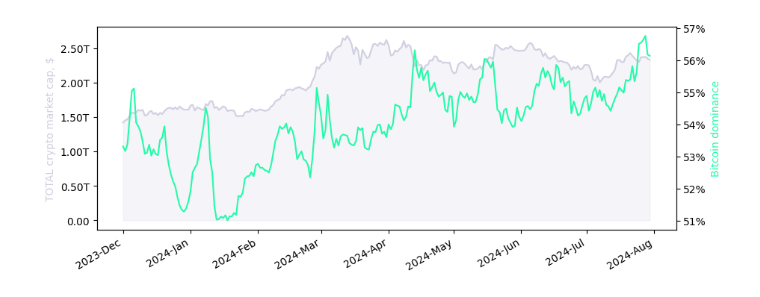
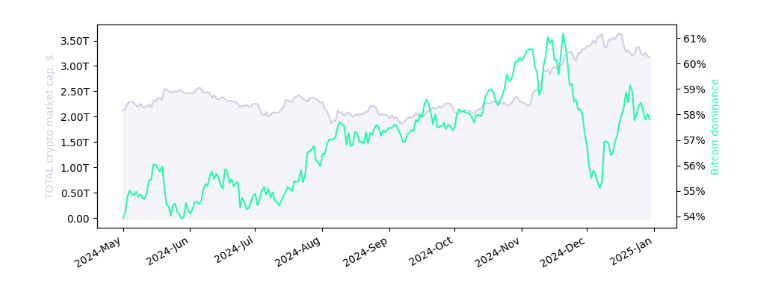
Before and after one commit to apeoftheapes/Data-analysis-with-pandas, a Jupyter notebook: __000003 (2).ipynb, the cells around one changed output. Drawn from its saved outputs; the diff is of its cells as text; code cells hidden in the pictures.

```diff
--- a/__000003 (2).ipynb
+++ b/__000003 (2).ipynb
@@ -9,7 +9,7 @@ import matplotlib.ticker as mticker
 df = pd.read_csv('CRYPTOCAP_TOTAL, 1D (2).csv')
 df['time'] = df['time'].apply(lambda x: datetime.fromtimestamp(x))
 
-df = df[(df['time'] >= datetime.fromisoformat('2023-12-01')) & (df['time'] <= datetime.fromisoformat('2024-07-31'))]
+df = df[(df['time'] >= datetime.fromisoformat('2024-05-01')) & (df['time'] <= datetime.fromisoformat('2024-12-31'))]
 x = df['time']
 y1 = df['close']
 y2 = df['BTC.D · CRYPTOCAP: close'].ffill()
@@ -19,31 +19,31 @@ fig, ax1 = plt.subplots(figsize=(10,4))
 ax2 = ax1.twinx()
 ax1.plot(x, y1, '-', color = (208/255, 208/255, 208/235), zorder = 10)
 ax2.plot(x, y2, '-', color = (36/255, 251/255, 169/255),zorder = 1)
 ax1.fill_between(x, y1, color = (208/255, 208/255, 208/235), alpha = 0.2)
 
 
 
 ax1.xaxis_date()
 ax1.xaxis.set_major_formatter(mdates.DateFormatter('%Y-%b'))
 fig.autofmt_xdate()
 
 ax1.set_ylabel('TOTAL crypto market cap, $', color= (208/255, 208/255, 208/235))
 ax2.set_ylabel('Bitcoin dominance', color = (36/255, 251/255, 169/255))
 
 # format number to a more readable form
 def human_format(num):
     magnitude = 0
     while abs(num) >= 100:
         magnitude += 1
         num /= 1000.0
     # add more suffixes if you need them
     return '%.2f%s' % (num, ['', 'K', 'M', 'bn', 'T', 'TT'][magnitude])
 
 ticks_loc = ax1.get_yticks().tolist();
 ax1.yaxis.set_major_locator(mticker.FixedLocator(ticks_loc));
 ax1.set_yticklabels([human_format(x) for x in ticks_loc]);
 ticks_loc = ax2.get_yticks().tolist();
 ax2.yaxis.set_major_locator(mticker.FixedLocator(ticks_loc));
 ax2.set_yticklabels([f'{x:.0f}%' for x in ticks_loc]);
 # %% [output]
-[figure, old version]
+[figure, new version]
```
